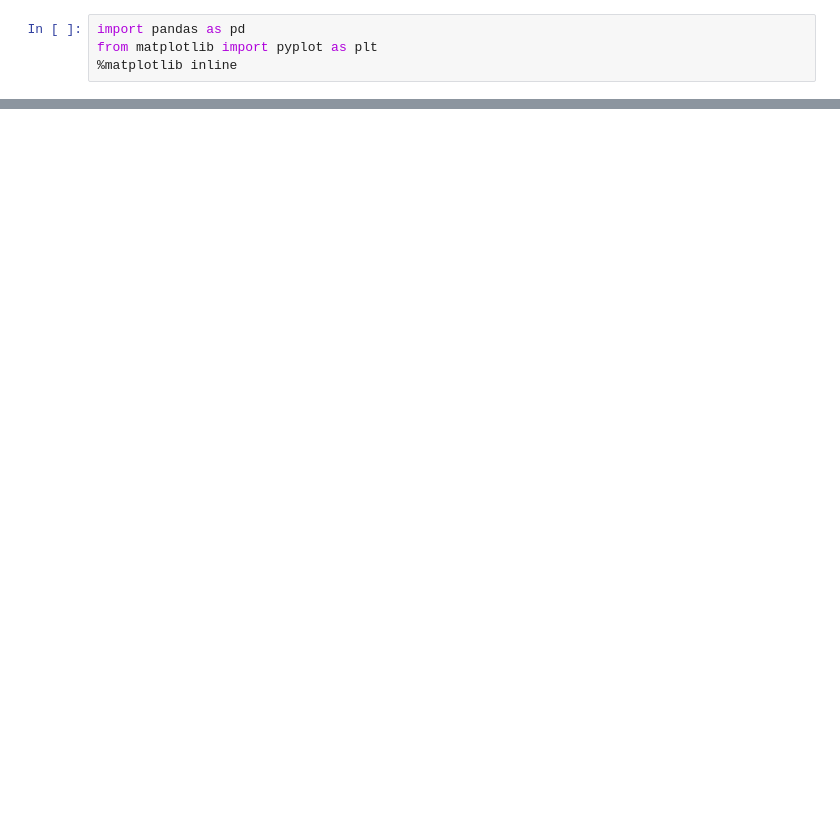
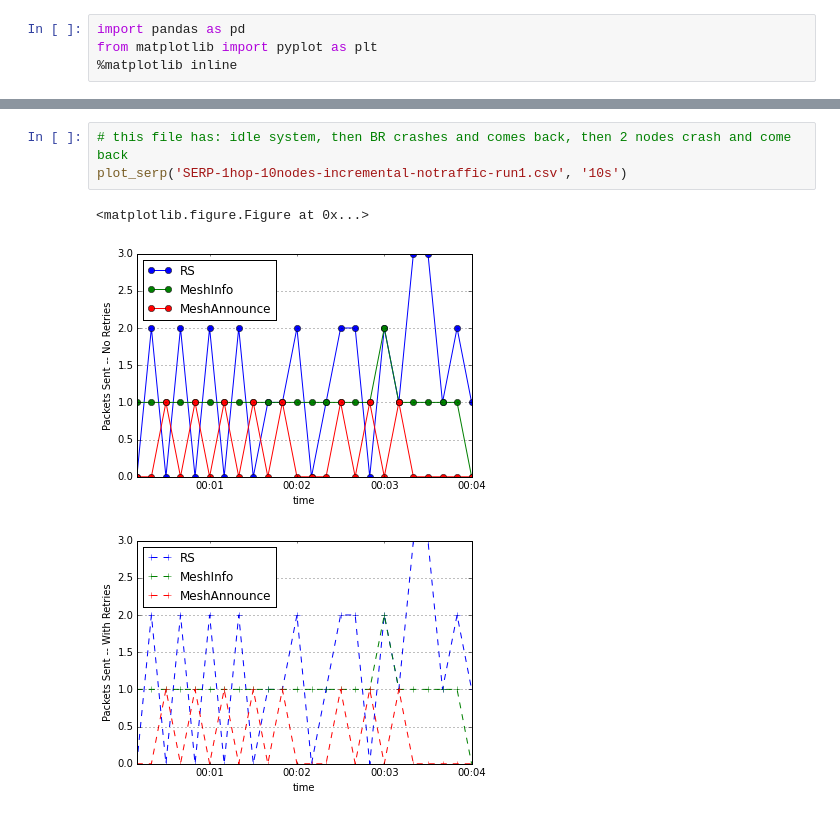
Before and after one commit to gtfierro/cs268-project, a Jupyter notebook: capture/data/plot_packet_trace.ipynb, the cells around one changed output, grey strips where cells are left out. Saved outputs shown, nothing was run; the diff lists cells and outputs as text; blank space fills up the shorter version.

```diff
--- a/capture/data/plot_packet_trace.ipynb
+++ b/capture/data/plot_packet_trace.ipynb
@@ -72,2 +72,9 @@ def plot_serp(filename):
     f2.set_ylabel('Packets Sent -- With Retries')
+# %%
+# this file has: idle system, then BR crashes and comes back, then 2 nodes crash and come back
+plot_serp('SERP-1hop-10nodes-incremental-notraffic-run1.csv', '10s')
+# %% [output]
+<matplotlib.figure.Figure at 0x...>
+[figure, added]
+[figure, added]
 # %%
```
Also changed, not shown: parts of 5 cells of this notebook, 1 other file.
